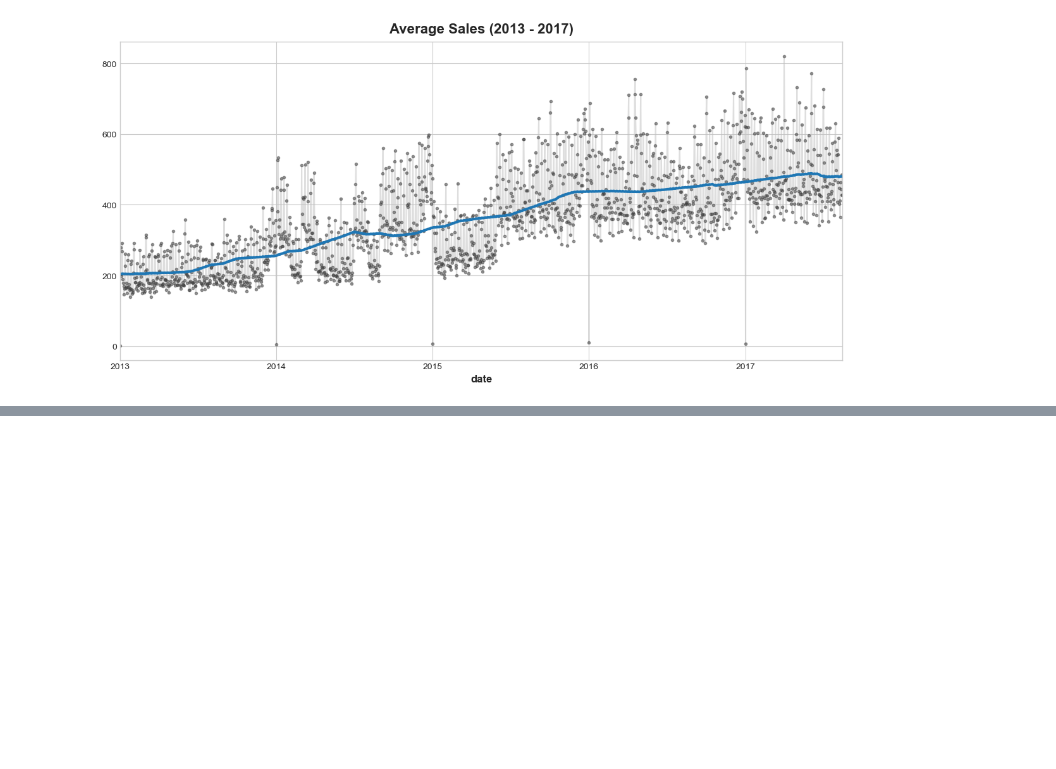
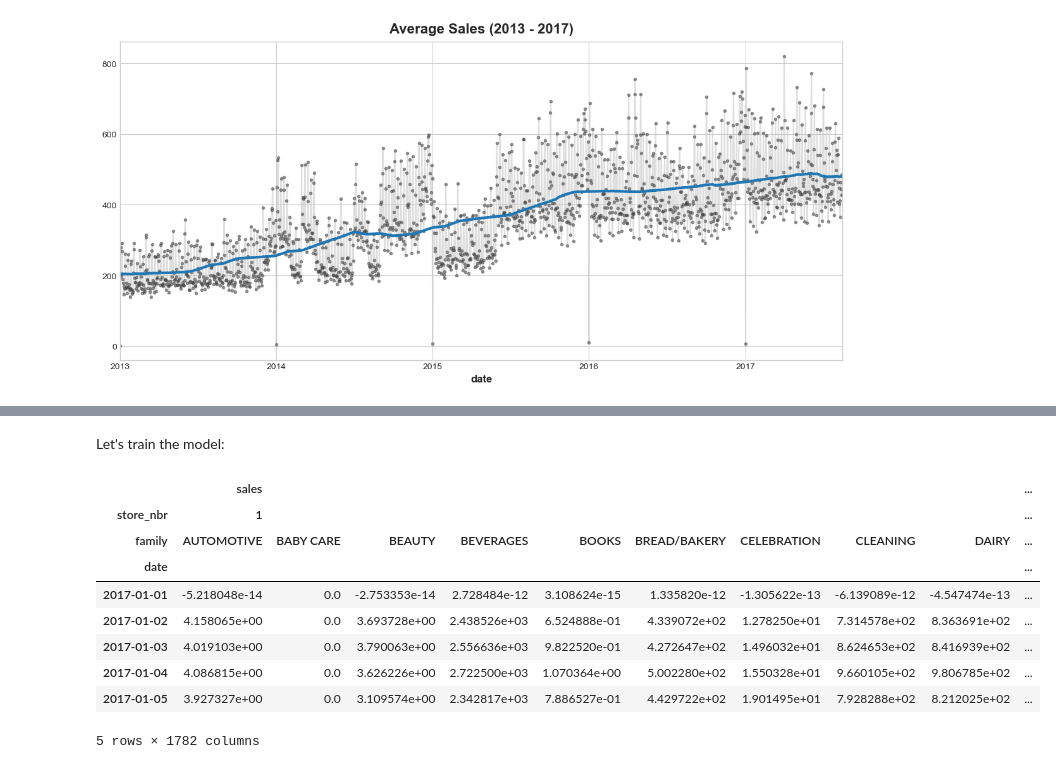
Before and after one commit to edmar-bevilaqua/data_science, a Jupyter notebook: Projects/Kaggle/Store Sales - Time Series Forecasting/store_sales.ipynb, the cells around one changed output, grey strips where cells are left out. Saved outputs shown, nothing was run; the diff lists cells and outputs as text; code cells hidden in the pictures; blank space fills up the shorter version.

```diff
--- a/Projects/Kaggle/Store Sales - Time Series Forecasting/store_sales.ipynb
+++ b/Projects/Kaggle/Store Sales - Time Series Forecasting/store_sales.ipynb
@@ -197,0 +215,18 @@ Text(0.5, 1.0, 'Average Sales (2013 - 2017)')
+# %%
+from statsmodels.tsa.deterministic import CalendarFourier, DeterministicProcess
+
+fourier = CalendarFourier(
+    freq='M',
+    order=4
+)
+
+dp = DeterministicProcess(
+    index=y_targets.index,
+    constant=True,
+    order=1,
+    seasonal=True,
+    additional_terms=[fourier],
+    drop=True
+)
+
+X = dp.in_sample()
@@ -197,0 +255,27 @@ Text(0.5, 1.0, 'Average Sales (2013 - 2017)')
+# %% [markdown]
+Let's train the model:
+# %%
+from sklearn.linear_model import LinearRegression
+
+
+model = LinearRegression(fit_intercept=False)
+model.fit(X, y_targets)
+
+y_predicted = pd.DataFrame(
+    data=model.predict(X),
+    index=X.index,
+    columns=y_targets.columns
+)
+
+y_predicted.head()
+# %% [output]
+|  | sales |  |  |  |  |  |  |  |  | ... |
+| store_nbr | 1 |  |  |  |  |  |  |  |  | ... |
+| family | AUTOMOTIVE | BABY CARE | BEAUTY | BEVERAGES | BOOKS | BREAD/BAKERY | CELEBRATION | CLEANING | DAIRY | ... |
+| date |  |  |  |  |  |  |  |  |  | ... |
+| 2017-01-01 | -5.218048e-14 | 0.0 | -2.753353e-14 | 2.728484e-12 | 3.108624e-15 | 1.335820e-12 | -1.305622e-13 | -6.139089e-12 | -4.547474e-13 | ... |
+| 2017-01-02 | 4.158065e+00 | 0.0 | 3.693728e+00 | 2.438526e+03 | 6.524888e-01 | 4.339072e+02 | 1.278250e+01 | 7.314578e+02 | 8.363691e+02 | ... |
+| 2017-01-03 | 4.019103e+00 | 0.0 | 3.790063e+00 | 2.556636e+03 | 9.822520e-01 | 4.272647e+02 | 1.496032e+01 | 8.624653e+02 | 8.416939e+02 | ... |
+| 2017-01-04 | 4.086815e+00 | 0.0 | 3.626226e+00 | 2.722500e+03 | 1.070364e+00 | 5.002280e+02 | 1.550328e+01 | 9.660105e+02 | 9.806785e+02 | ... |
+| 2017-01-05 | 3.927327e+00 | 0.0 | 3.109574e+00 | 2.342817e+03 | 7.886527e-01 | 4.429722e+02 | 1.901495e+01 | 7.928288e+02 | 8.212025e+02 | ... |
+5 rows × 1782 columns
```
Also changed, not shown: parts of 15 cells of this notebook, 1 other file.
